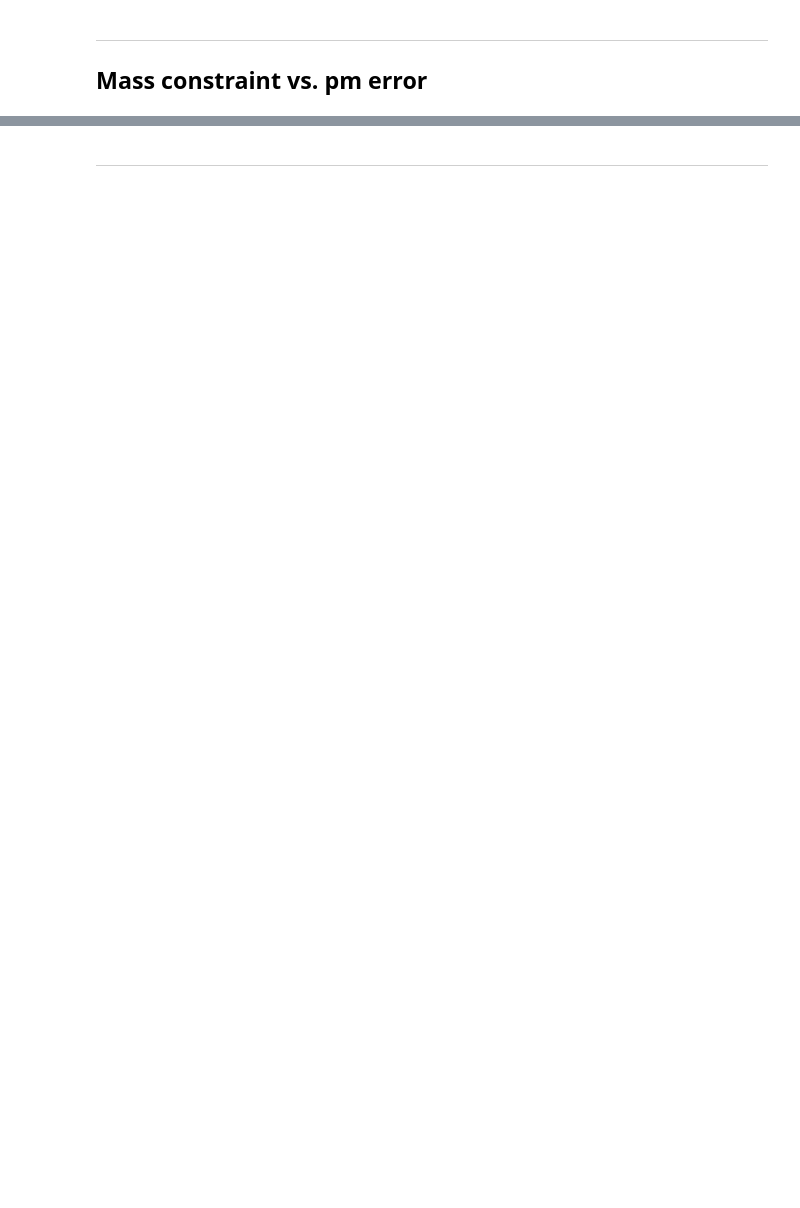
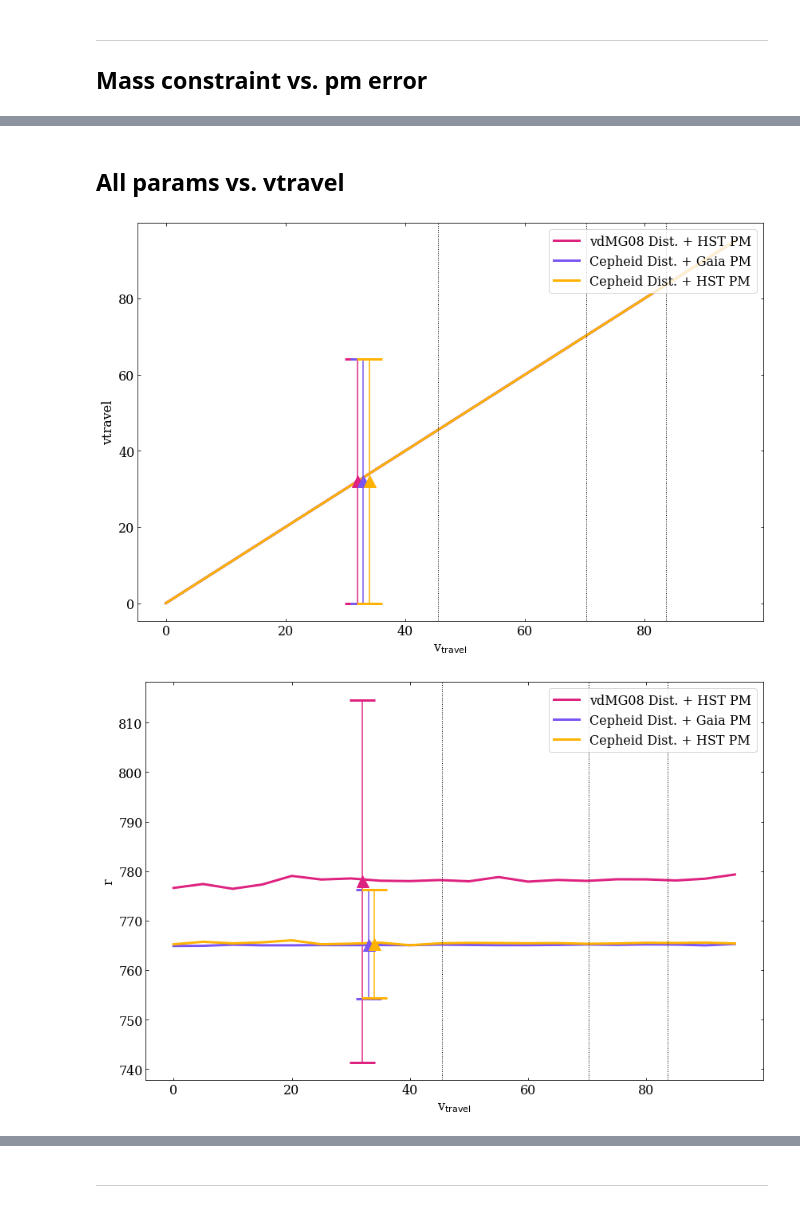
Before and after one commit to katiechambe/yellowCard, a Jupyter notebook: notebooks/pymc3-analyze-runs.ipynb, the cells around one changed output, grey strips where cells are left out. Drawn from its saved outputs; the diff is of its cells as text; code cells hidden in the pictures; blank space fills up the shorter version.

```diff
--- a/notebooks/pymc3-analyze-runs.ipynb
+++ b/notebooks/pymc3-analyze-runs.ipynb
@@ -728,0 +348,33 @@ array([1.39685868])
+# %% [markdown]
+## All params vs. vtravel
+# %%
+for i in means_vtravel['fiducial2021'].keys():
+    if i == "M":
+        continue
+    alpha = [0,1,2]
+
+    fig,ax=plt.subplots(figsize=(12,8))
+    for mod,al in zip(modelChoices,alpha):
+        plt.plot(means_vtravel[mod]['vtravel'][:-1], means_vtravel[mod][i][:-1],
+                 label=labels[mod], color=palette[mod], lw=3)
+
+    for mod,al in zip(modelChoices,alpha):
+        plt.errorbar(x=means_32[mod]['vtravel']+al,
+                     y=means_32[mod][i],
+                     yerr=stds_32[mod][i],
+                     color=palette[mod],capsize=16,
+                     capthick=3,marker='^',ms=15)
+
+#     plt.scatter(0,0,label=r'v$_{\rm travel}$=32km/s (Petersen+ 2021)',marker="^",s=0,color='grey')
+    ax.set_xlabel(r'v$_{\rm travel}$')
+    ax.set_ylabel(f'{i}')
+    for j in range(len(nico_data))[0:-1]:
+        plt.axvline(nico_data[j][1],color="black", linestyle="dotted", lw=1)
+#         plt.text(nico_data[j][1]+2, ,"%.0f kpc" % nico_data[j][0])
+    plt.legend(loc="upper right")
+    plt.savefig(f"../plots/analyze-runs-{i}vsV.pdf")
+    plt.tight_layout()
+    plt.show()
+# %% [output]
+[figure, new version]
+[figure, new version]
```
Also changed, not shown: parts of 36 cells of this notebook.
